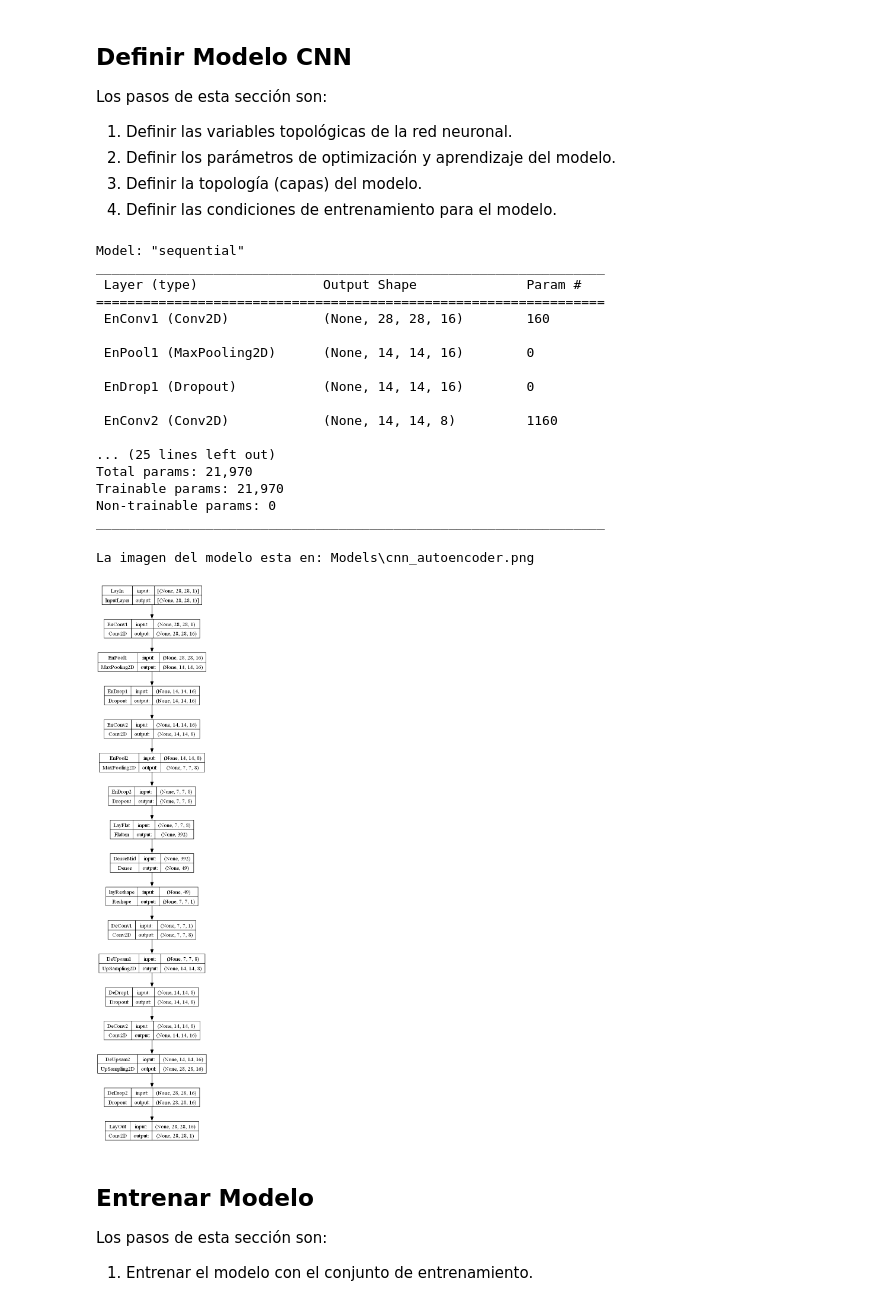
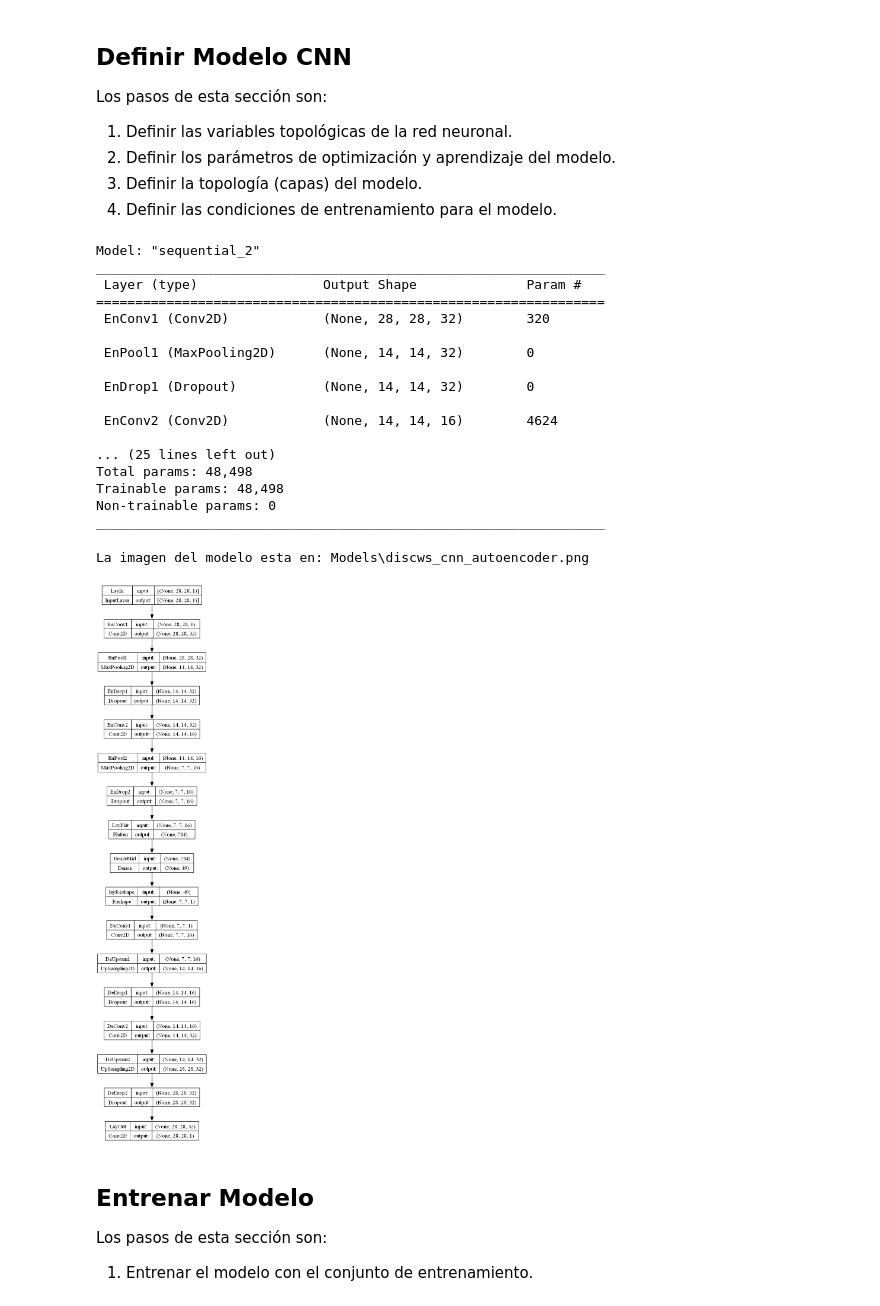
Before and after one commit to sa-artea/TallerML-GAN-CGAN-DISC, a Jupyter notebook: 01-CNN-Autoencoder.ipynb, the cells around one changed output. Cells and saved outputs as stored; diff of their text form; code cells hidden in the pictures.

```diff
--- a/01-CNN-Autoencoder.ipynb
+++ b/01-CNN-Autoencoder.ipynb
@@ -297,7 +302,7 @@ Los pasos de esta sección son:
 # %%
 # defino parametros necesarios para el modelo Autoencoder
 # parametros para las capas
-filters = 16             # 16, 32
+filters = 32             # 16, 32
 mid_neurons = 7*7        # 7*7, 28*28
 outn = 1
 mid_reshape = (7, 7, 1)   # (7,7,1), (28,28,1)
@@ -414,36 +420,36 @@ cnn_model.compile(loss = l,
 # resumen de la topologia del modelo
 cnn_model.summary()
 # %% [output]
-Model: "sequential"
+Model: "sequential_2"
 _________________________________________________________________
  Layer (type)                Output Shape              Param #
 =================================================================
- EnConv1 (Conv2D)            (None, 28, 28, 16)        160
+ EnConv1 (Conv2D)            (None, 28, 28, 32)        320
 
- EnPool1 (MaxPooling2D)      (None, 14, 14, 16)        0
+ EnPool1 (MaxPooling2D)      (None, 14, 14, 32)        0
 
- EnDrop1 (Dropout)           (None, 14, 14, 16)        0
+ EnDrop1 (Dropout)           (None, 14, 14, 32)        0
 
- EnConv2 (Conv2D)            (None, 14, 14, 8)         1160
+ EnConv2 (Conv2D)            (None, 14, 14, 16)        4624
 
 ... (25 lines left out)
-Total params: 21,970
-Trainable params: 21,970
+Total params: 48,498
+Trainable params: 48,498
 Non-trainable params: 0
 _________________________________________________________________
 # %%
 # imprimo imagen de la topologia del modelo
 wdir = os.getcwd()
 folder_models = "Models"
-model_fn = "cnn_autoencoder.png"
+model_fn = "discws_cnn_autoencoder.png"
 model_fp = os.path.join(folder_models, model_fn)
 print("La imagen del modelo esta en:", model_fp)
 keras.utils.plot_model(cnn_model,
                        model_fp,
                        show_shapes=True)
 # %% [output]
-La imagen del modelo esta en: Models\cnn_autoencoder.png
+La imagen del modelo esta en: Models\discws_cnn_autoencoder.png
-[figure, old version]
+[figure, new version]
 # %%
 # condiciones de parada temprana
 cnn_earlystop_acc = EarlyStopping(monitor = "val_accuracy",
```
Also changed, not shown: parts of 11 cells of this notebook, 11 other files.
